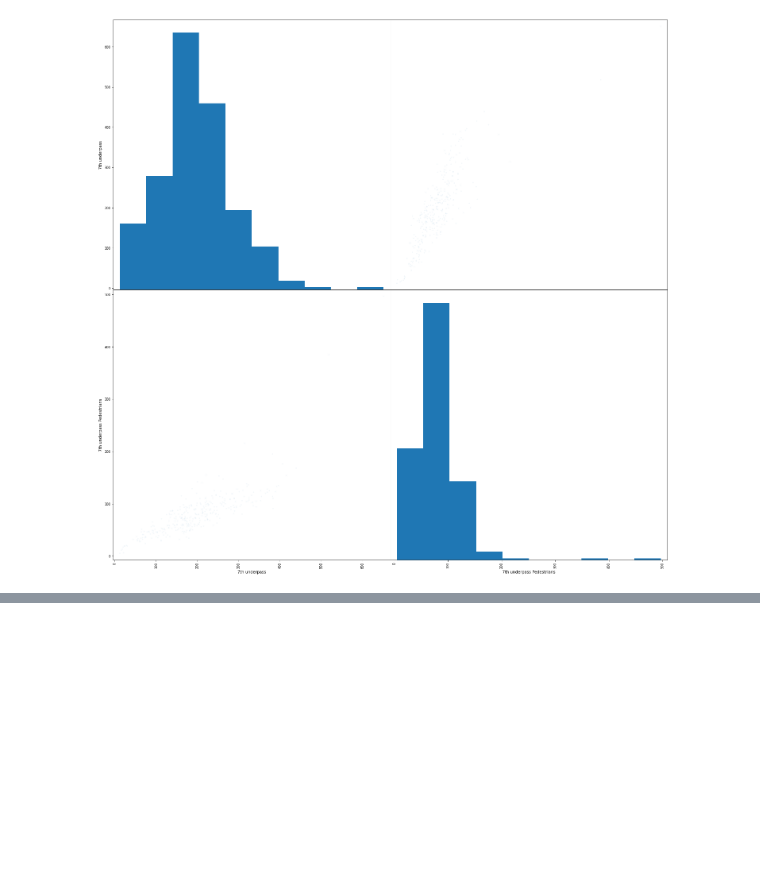
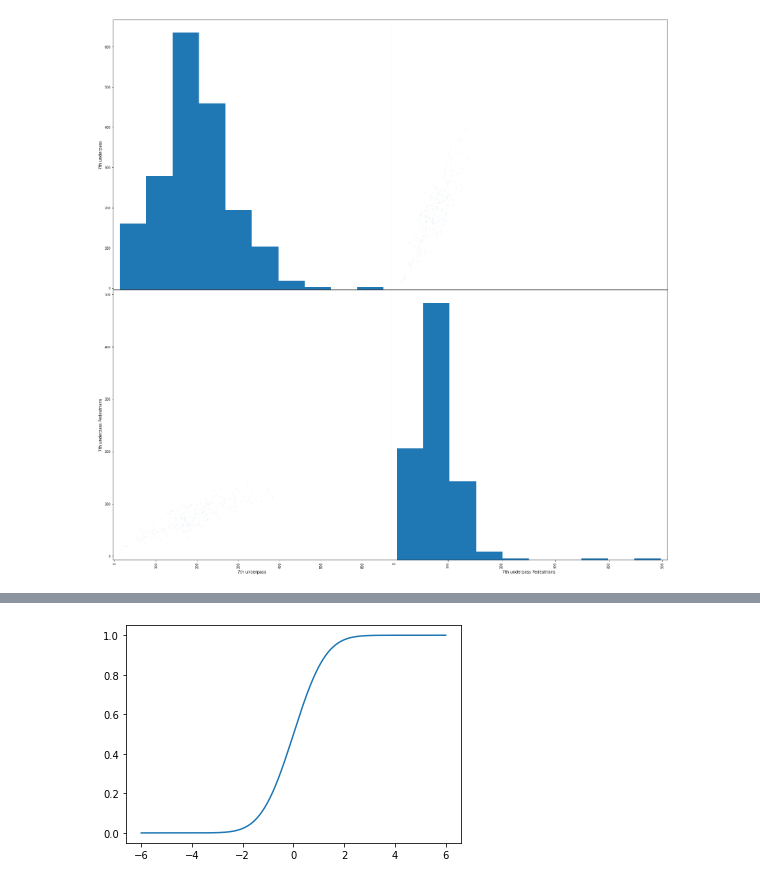
Before and after one commit to brandongraylong/Programming-Challenges-and-Practice, a Jupyter notebook: Python/Udemy/Deep_Learning_Prerequisites/Deep Learning Prerequisites.ipynb, the cells around one changed output, grey strips where cells are left out. Saved outputs shown, nothing was run; the diff lists cells and outputs as text; code cells hidden in the pictures; blank space fills up the shorter version.

```diff
--- a/Python/Udemy/Deep_Learning_Prerequisites/Deep Learning Prerequisites.ipynb
+++ b/Python/Udemy/Deep_Learning_Prerequisites/Deep Learning Prerequisites.ipynb
@@ -896,0 +931,4 @@ scatter_matrix(df[['7th underpass', '7th underpass Pedestrians']], alpha=0.05, f
+# %%
+plt.plot(x, Fx);
+# %% [output]
+[figure, added]
```
Also changed, not shown: parts of 73 cells of this notebook, 1 other file.
